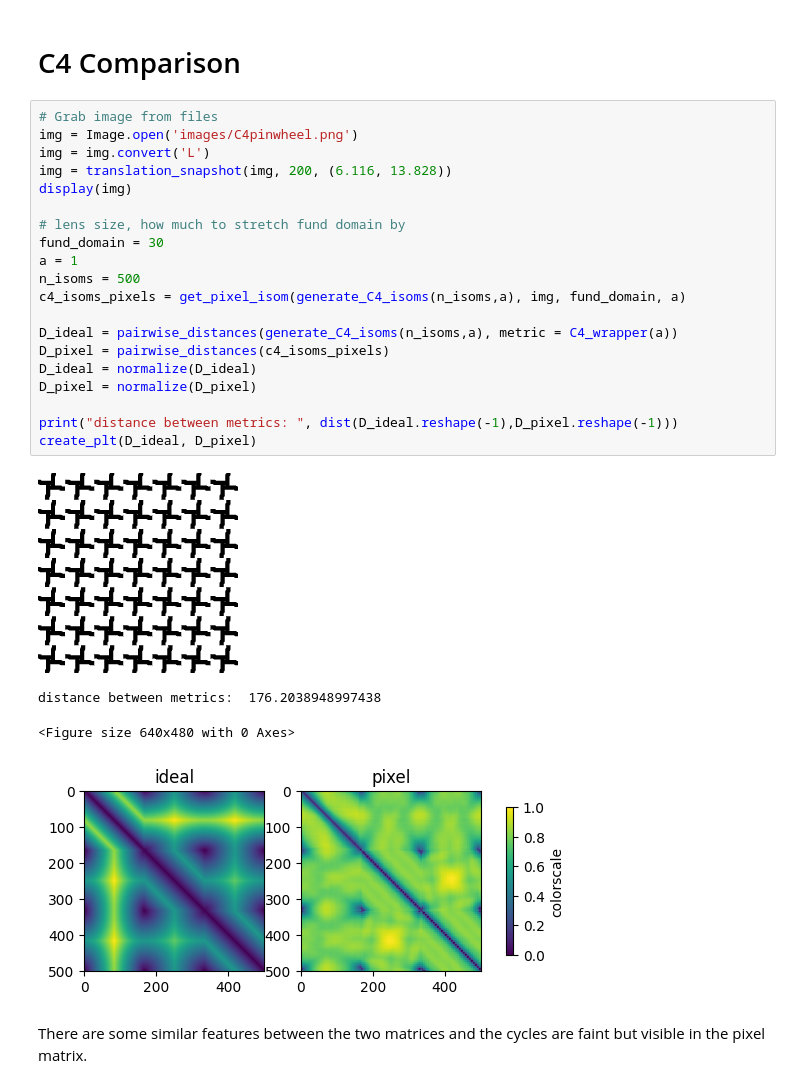
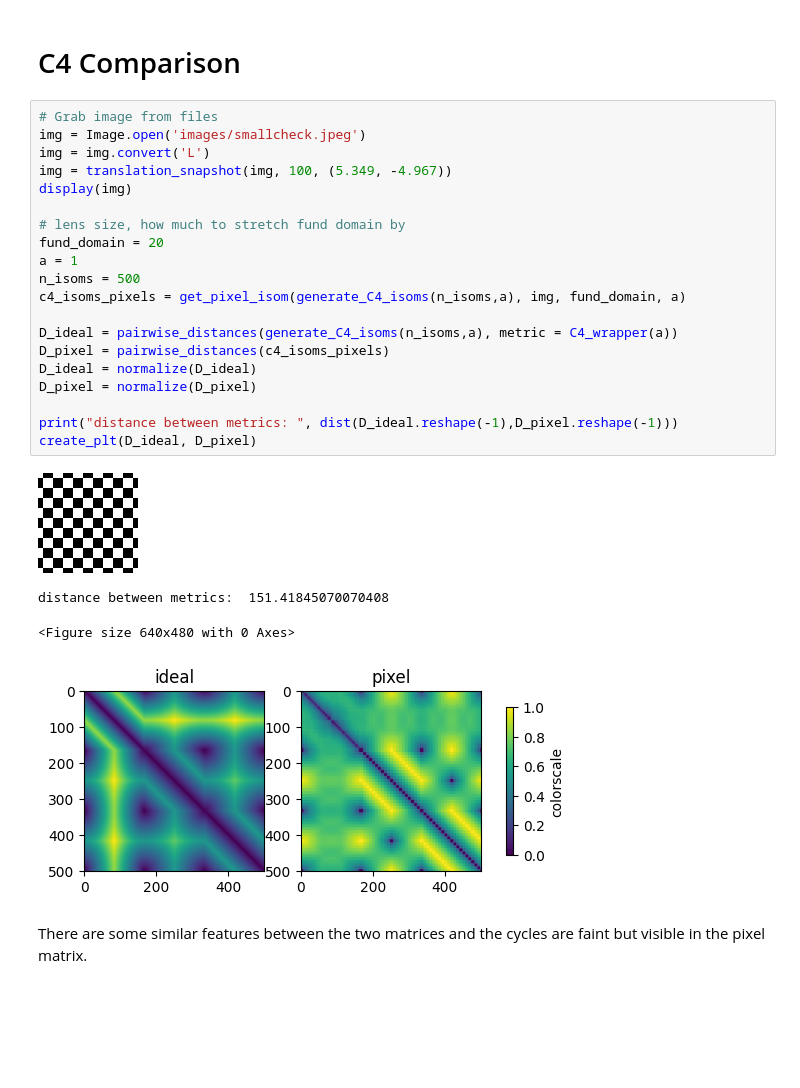
Before and after one commit to kyleormsby/persistent-symmetry, a Jupyter notebook: public/compare_idealized_distance_matrix.ipynb, the cells around one changed output. Saved outputs shown, nothing was run; the diff lists cells and outputs as text; blank space fills up the shorter version.

```diff
--- a/public/compare_idealized_distance_matrix.ipynb
+++ b/public/compare_idealized_distance_matrix.ipynb
@@ -363,29 +363,29 @@ def create_plt(ideal, pixel):
 # C4 Comparison
 # %%
 # Grab image from files
-img = Image.open('images/C4pinwheel.png')
+img = Image.open('images/smallcheck.jpeg')
 img = img.convert('L')
-img = translation_snapshot(img, 200, (6.116, 13.828))
+img = translation_snapshot(img, 100, (5.349, -4.967))
 display(img)
 
 # lens size, how much to stretch fund domain by
-fund_domain = 30
+fund_domain = 20
 a = 1
 n_isoms = 500
 c4_isoms_pixels = get_pixel_isom(generate_C4_isoms(n_isoms,a), img, fund_domain, a)
 
 D_ideal = pairwise_distances(generate_C4_isoms(n_isoms,a), metric = C4_wrapper(a))
 D_pixel = pairwise_distances(c4_isoms_pixels)
 D_ideal = normalize(D_ideal)
 D_pixel = normalize(D_pixel)
 
 print("distance between metrics: ", dist(D_ideal.reshape(-1),D_pixel.reshape(-1)))
 create_plt(D_ideal, D_pixel)
 # %% [output]
-[figure, old version]
+[figure, new version]
-distance between metrics:  176.2038948997438
+distance between metrics:  151.41845070070408
 <Figure size 640x480 with 0 Axes>
-[figure, old version]
+[figure, new version]
 # %% [markdown]
 There are some similar features between the two matrices and the cycles are faint but visible in the pixel matrix.
 # %% [markdown]
```
Also changed, not shown: parts of 2 cells of this notebook.
